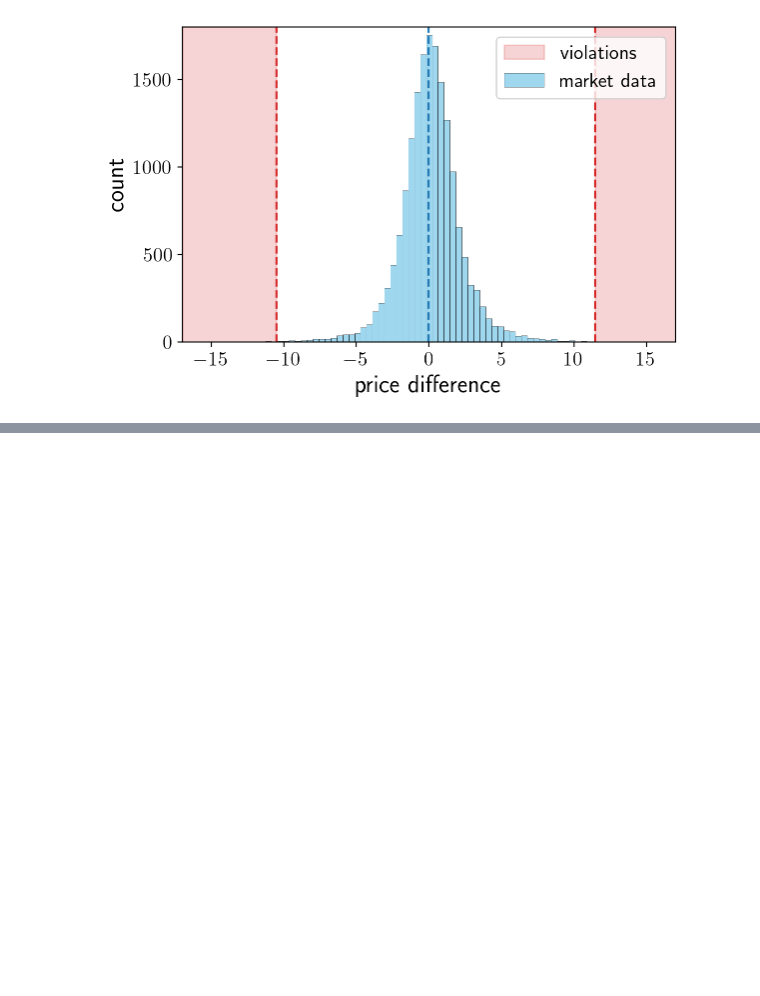
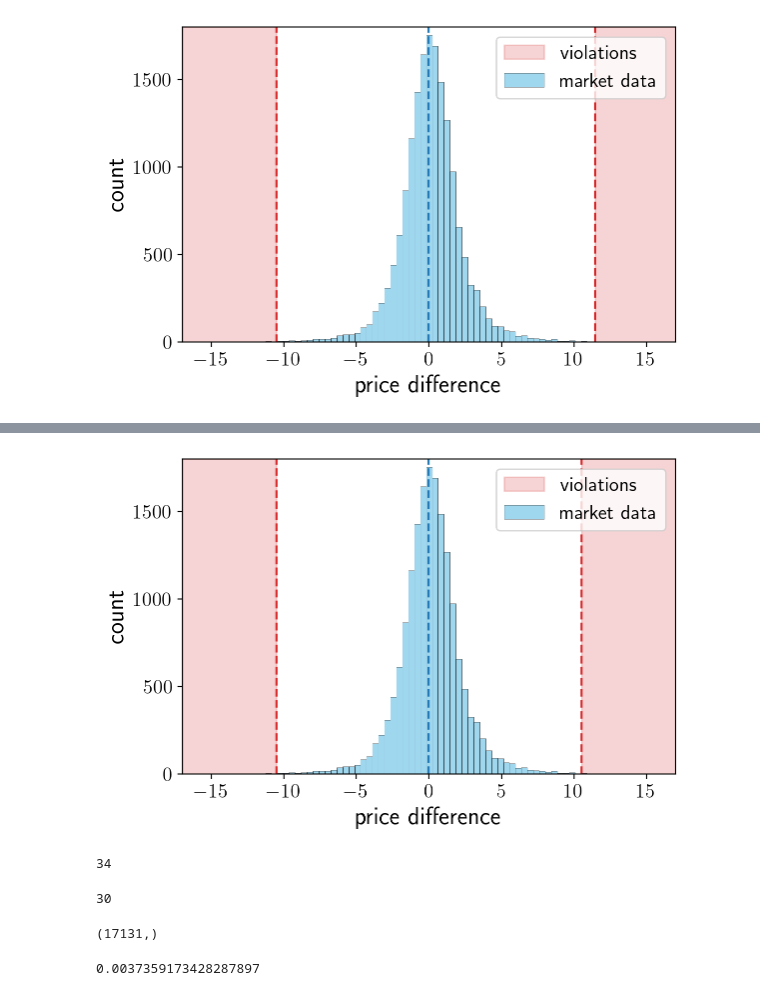
Before and after one commit to muhammadalifaqsha/amm-make-take-fee, a Jupyter notebook: data-analysis.ipynb, the cells around one changed output, grey strips where cells are left out. Cells and saved outputs as stored; diff of their text form; code cells hidden in the pictures; blank space fills up the shorter version.

```diff
--- a/data-analysis.ipynb
+++ b/data-analysis.ipynb
@@ -135,0 +169,49 @@ plt.show()
+# %%
+x = - res_buys.params[1]/res_buys.params[0]
+# %%
+fig, axs = plt.subplots(1, 1, sharex=True, figsize=(6,4))
+
+sns.histplot(data=df.Difference, bins = 140, kde=False, color="skyblue", label = 'market data', ax=axs, alpha =0.8)
+axs.set_xlabel('price difference', fontsize = 18)
+axs.set_ylabel('count', fontsize = 18)
+
+axs.axvline(0,linestyle = '--', color='tab:blue')
+axs.axvline(x,linestyle = '--', color='tab:red')
+axs.axvline(-x,linestyle = '--', color='tab:red')
+
+xmin = -17
+xmax = 17
+ymax = 1800
+
+xaux_left = np.linspace(xmin, x, 100)
+xaux_right = np.linspace(-x, xmax, 100)
+
+axs.fill_between(xaux_left, ymax*np.ones_like(xaux_left), color = 'tab:red' , alpha=0.2, label= 'violations')
+axs.fill_between(xaux_right, ymax*np.ones_like(xaux_right), color = 'tab:red' , alpha=0.2)
+
+plt.ylim([0,ymax])
+plt.tight_layout()
+plt.xlim([xmin,xmax])
+plt.legend()
+
+plt.tight_layout()
+plt.savefig('figures/negative-intensity-regions_symm.pdf', format="pdf", dpi=resolution_value)
+plt.show()
+# %% [output]
+[figure, added]
+# %%
+(df.Difference > -x).sum()
+# %% [output]
+34
+# %%
+(df.Difference < x).sum()
+# %% [output]
+30
+# %%
+df.Difference.shape
+# %% [output]
+(17131,)
+# %%
+64/17131
+# %% [output]
+0.0037359173428287897
```
Also changed, not shown: parts of 8 cells of this notebook.
